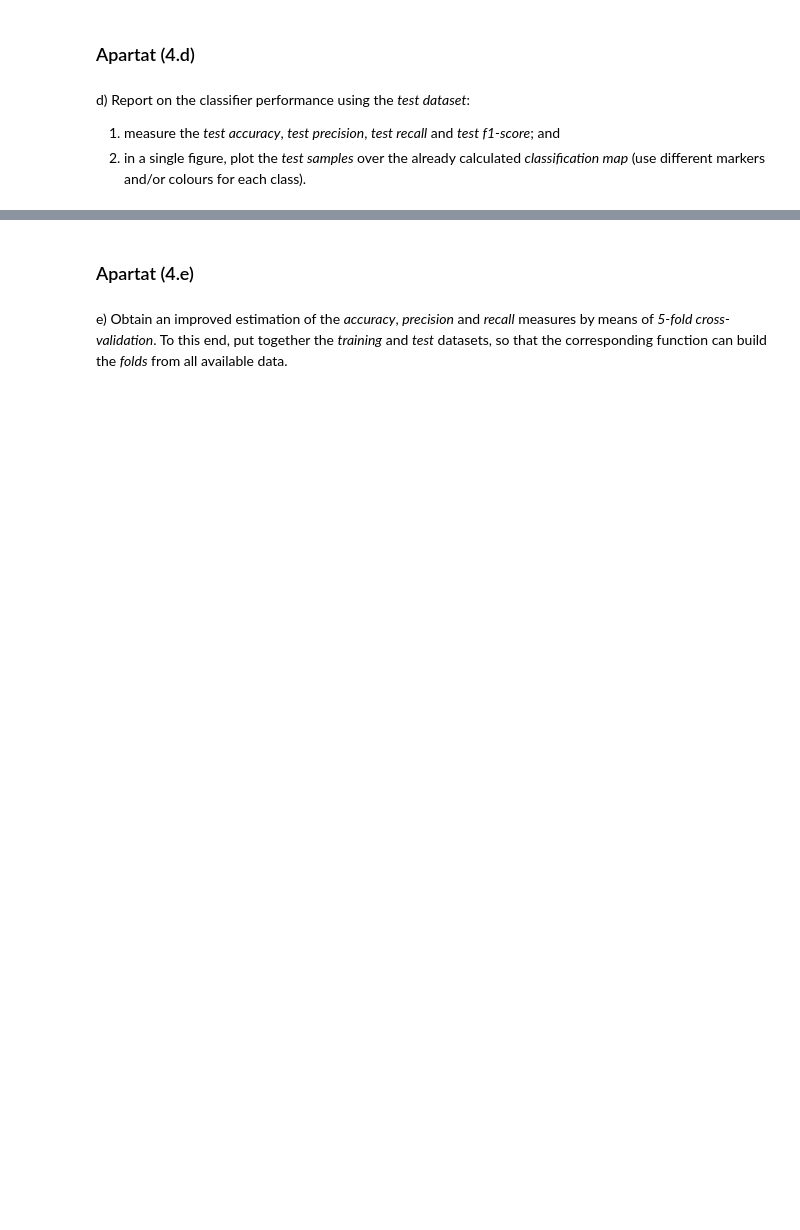
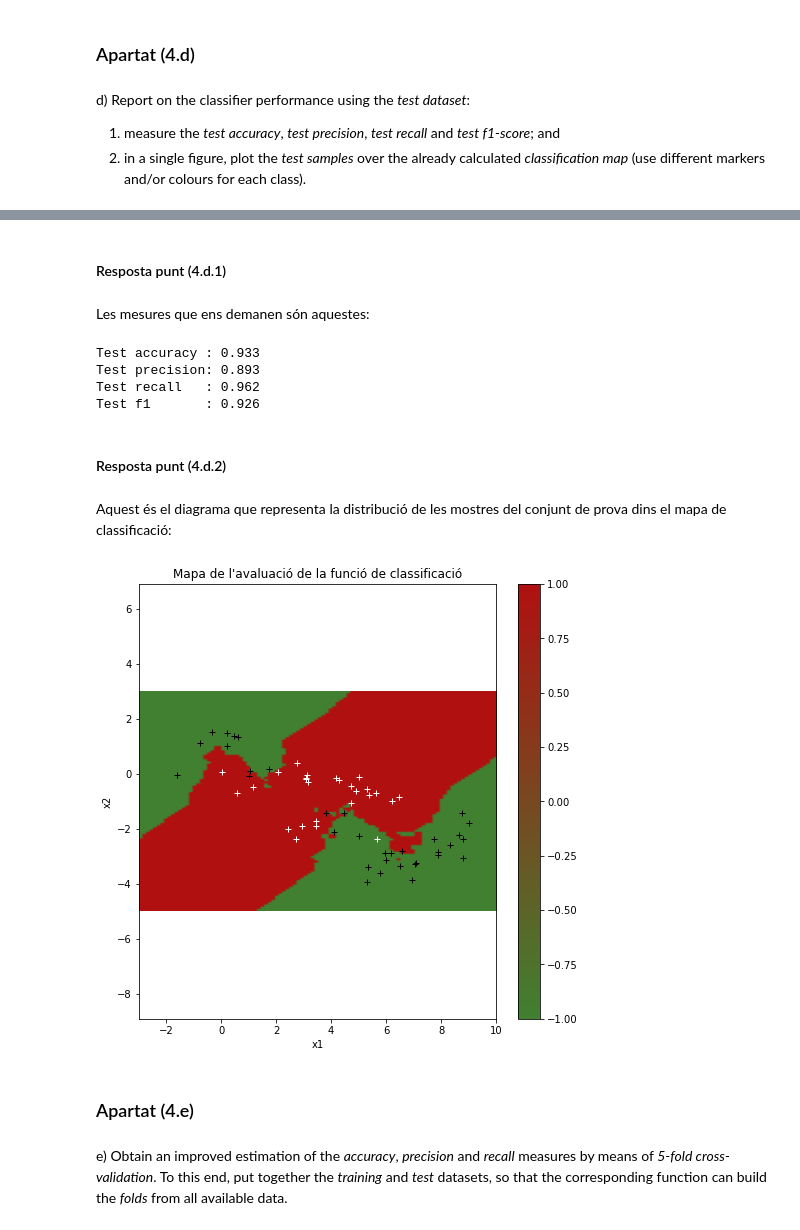
Before and after one commit to llublad/MUSI-AA, a Jupyter notebook: musi-aa-modulo2/handout_3/BERNAT_LADARIA_LLUIS_Problem_3.ipynb, the cells around one changed output, grey strips where cells are left out. Cells and saved outputs as stored; diff of their text form; code cells hidden in the pictures; blank space fills up the shorter version.

```diff
--- a/musi-aa-modulo2/handout_3/BERNAT_LADARIA_LLUIS_Problem_3.ipynb
+++ b/musi-aa-modulo2/handout_3/BERNAT_LADARIA_LLUIS_Problem_3.ipynb
@@ -1281,3 +1161,31 @@ d) Report on the classifier performance using the *test dataset*:
+# %% [markdown]
+#### Resposta punt (4.d.1)
+# %% [markdown]
+Les mesures que ens demanen són aquestes:
+# %%
+knn_test_accuracy = accuracy_score(y_test, knn_y_pred)
+knn_test_precision = precision_score(y_test, knn_y_pred)
+knn_test_recall = recall_score(y_test, knn_y_pred)
+knn_test_f1 = f1_score(y_test, knn_y_pred)
+
+print(f"Test accuracy : {knn_test_accuracy:.3f}")
+print(f"Test precision: {knn_test_precision:.3f}")
+print(f"Test recall   : {knn_test_recall:.3f}")
+print(f"Test f1       : {knn_test_f1:.3f}")
+# %% [output]
+Test accuracy : 0.933
+Test precision: 0.893
+Test recall   : 0.962
+Test f1       : 0.926
+# %% [markdown]
+#### Resposta punt (4.d.2)
+# %% [markdown]
+Aquest és el diagrama que representa la distribució de les mostres
+del conjunt de prova dins el mapa de classificació:
+# %%
+plot_map_plane(X_test, y_test, [], knn_func, plot_3d=False)
+# %% [output]
+[figure, added]
 # %% [markdown]
 ### Apartat (4.e)
 # %% [markdown]
```
Also changed, not shown: parts of 245 cells of this notebook.
